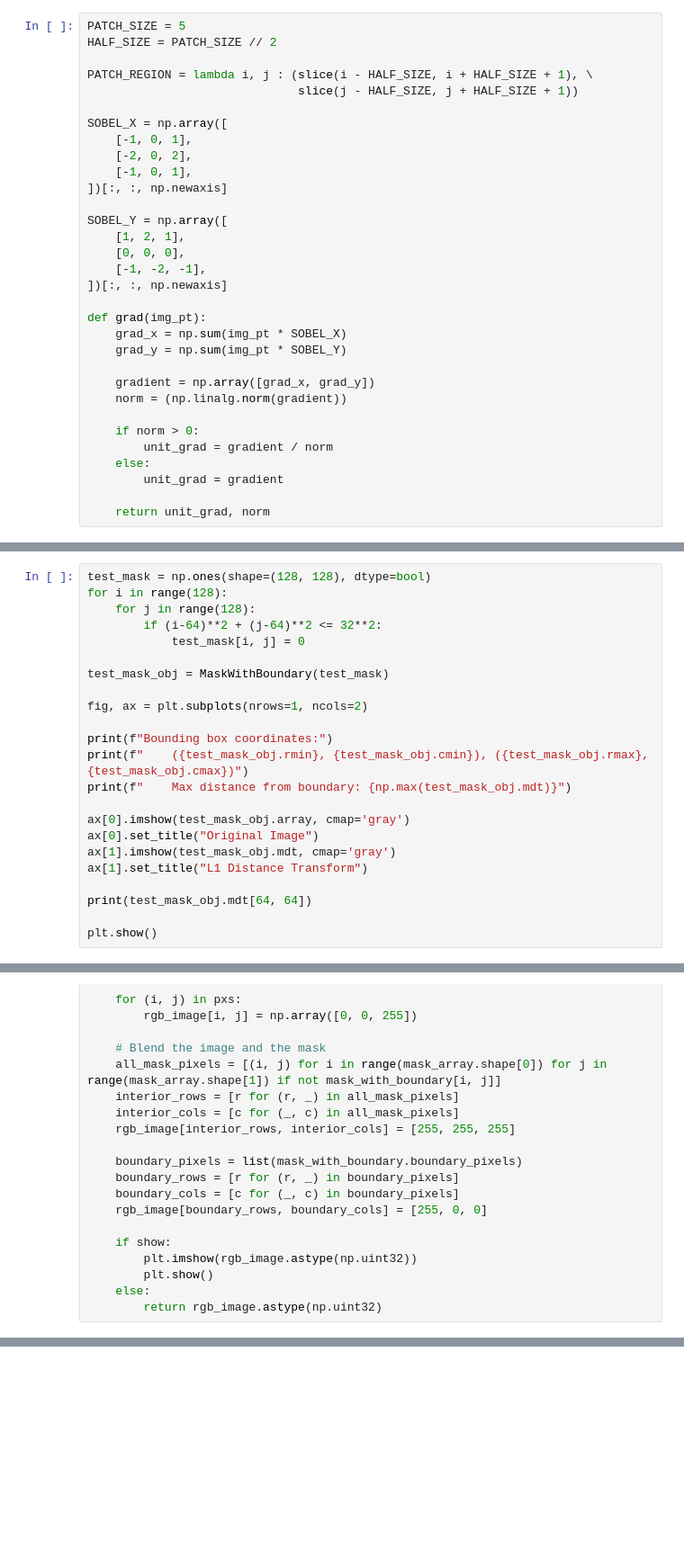
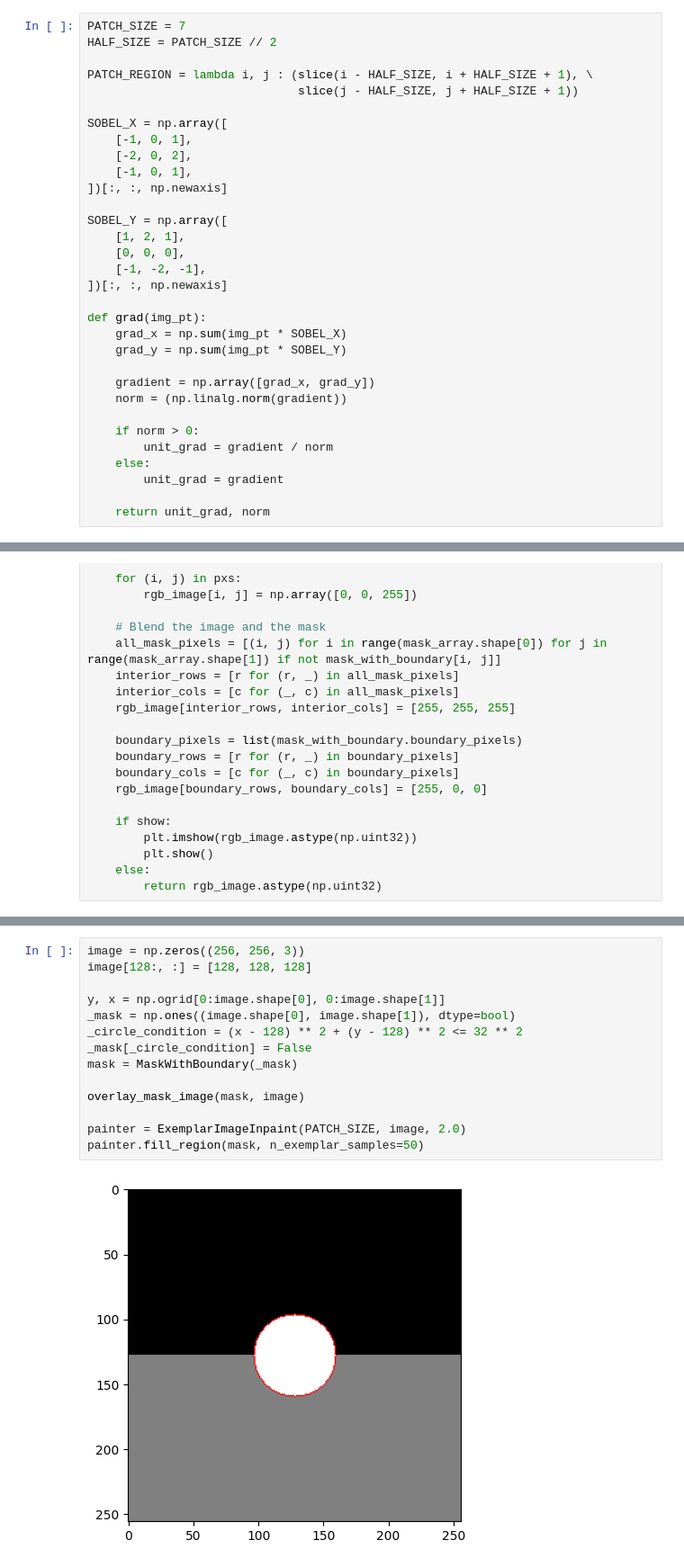
Before and after one commit to micahreich/patch-match, a Jupyter notebook: sequential/object-removal.ipynb, the cells around one changed output, grey strips where cells are left out. Shown at 90% size. Saved outputs shown, nothing was run; the diff lists cells and outputs as text; blank space fills up the shorter version.

```diff
--- a/sequential/object-removal.ipynb
+++ b/sequential/object-removal.ipynb
@@ -11,7 +11,7 @@ from scipy import ndimage, datasets
 import time
 from scipy.interpolate import griddata
 # %%
-PATCH_SIZE = 5
+PATCH_SIZE = 7
 HALF_SIZE = PATCH_SIZE // 2
 
 PATCH_REGION = lambda i, j : (slice(i - HALF_SIZE, i + HALF_SIZE + 1), \
@@ -163,26 +126,3 @@ class MaskWithBoundary:
 
         plt.imshow(mask_with_boundary, cmap='grey')
         plt.show()
-# %%
-test_mask = np.ones(shape=(128, 128), dtype=bool)
-for i in range(128):
-    for j in range(128):
-        if (i-64)**2 + (j-64)**2 <= 32**2:
-            test_mask[i, j] = 0
-
-test_mask_obj = MaskWithBoundary(test_mask)
-
-fig, ax = plt.subplots(nrows=1, ncols=2)
-
-print(f"Bounding box coordinates:")
-print(f"    ({test_mask_obj.rmin}, {test_mask_obj.cmin}), ({test_mask_obj.rmax}, {test_mask_obj.cmax})")
-print(f"    Max distance from boundary: {np.max(test_mask_obj.mdt)}")
-
-ax[0].imshow(test_mask_obj.array, cmap='gray')
-ax[0].set_title("Original Image")
-ax[1].imshow(test_mask_obj.mdt, cmap='gray')
-ax[1].set_title("L1 Distance Transform")
-
-print(test_mask_obj.mdt[64, 64])
-
-plt.show()
@@ -674,3 +480,19 @@ class ObjectRemove:
+# %%
+image = np.zeros((256, 256, 3))
+image[128:, :] = [128, 128, 128]
+
+y, x = np.ogrid[0:image.shape[0], 0:image.shape[1]]
+_mask = np.ones((image.shape[0], image.shape[1]), dtype=bool)
+_circle_condition = (x - 128) ** 2 + (y - 128) ** 2 <= 32 ** 2
+_mask[_circle_condition] = False
+mask = MaskWithBoundary(_mask)
+
+overlay_mask_image(mask, image)
+
+painter = ExemplarImageInpaint(PATCH_SIZE, image, 2.0)
+painter.fill_region(mask, n_exemplar_samples=50)
+# %% [output]
+[figure, added]
 # %%
 # image = (255 * np.ones((128, 128), dtype=int)).reshape((128, 128, -1))
 # for i in range(image.shape[0]):
```
Also changed, not shown: parts of 7 cells of this notebook.
